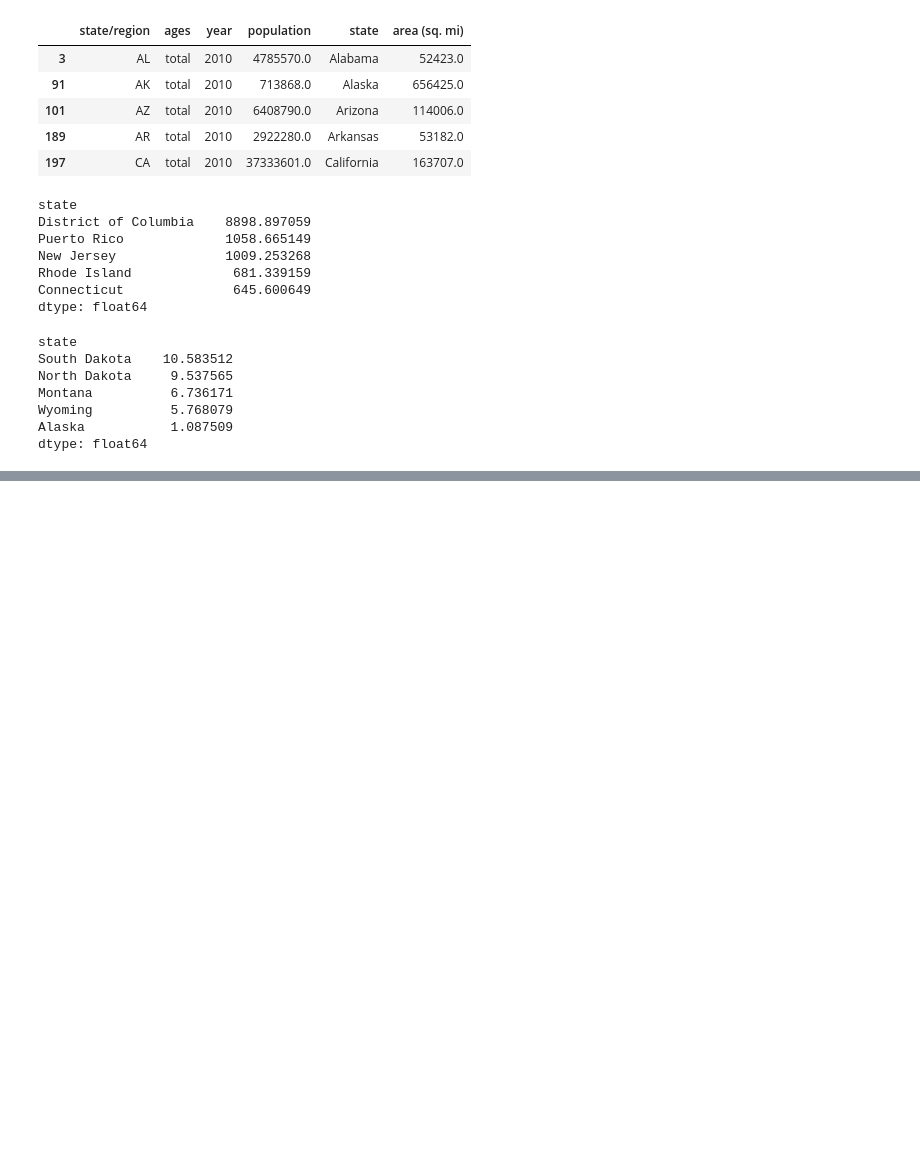
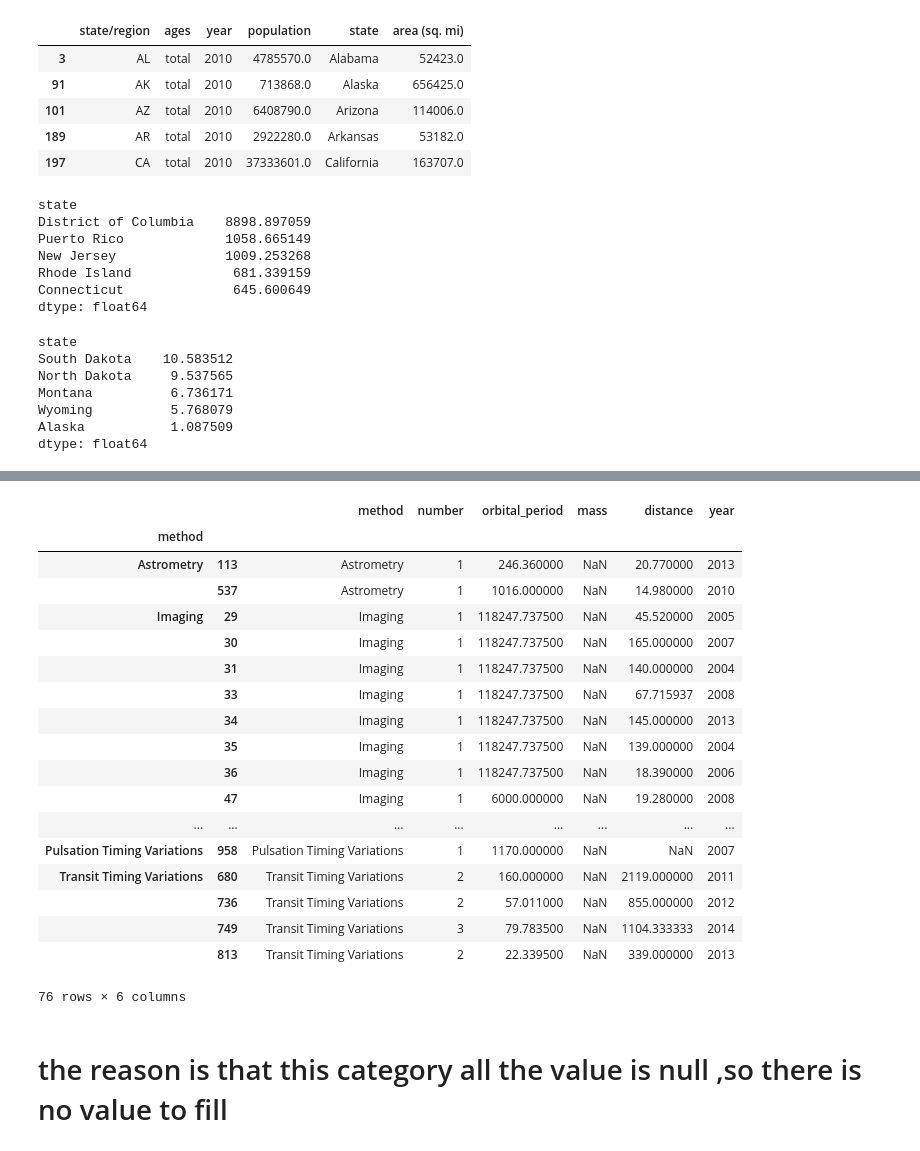
Before and after one commit to PeinWu/data-science-ipython-notebook, a Jupyter notebook: Pandas.ipynb, the cells around one changed output, grey strips where cells are left out. Drawn from its saved outputs; the diff is of its cells as text; code cells hidden in the pictures; blank space fills up the shorter version.

```diff
--- a/Pandas.ipynb
+++ b/Pandas.ipynb
@@ -1296,0 +1301,3 @@ dtype: float64
+# %%
+planets = sns.load_dataset('planets')
+planets.shape
@@ -1296,0 +1639,2 @@ dtype: float64
+# %%
+new = planets.groupby('method').apply(lambda x:x.fillna(x.mean()))
@@ -1296,0 +1675,24 @@ dtype: float64
+# %%
+new[new['mass'].isnull()]
+# %% [output]
+|  |  | method | number | orbital_period | mass | distance | year |
+| method |  |  |  |  |  |  |  |
+| Astrometry | 113 | Astrometry | 1 | 246.360000 | NaN | 20.770000 | 2013 |
+|  | 537 | Astrometry | 1 | 1016.000000 | NaN | 14.980000 | 2010 |
+| Imaging | 29 | Imaging | 1 | 118247.737500 | NaN | 45.520000 | 2005 |
+|  | 30 | Imaging | 1 | 118247.737500 | NaN | 165.000000 | 2007 |
+|  | 31 | Imaging | 1 | 118247.737500 | NaN | 140.000000 | 2004 |
+|  | 33 | Imaging | 1 | 118247.737500 | NaN | 67.715937 | 2008 |
+|  | 34 | Imaging | 1 | 118247.737500 | NaN | 145.000000 | 2013 |
+|  | 35 | Imaging | 1 | 118247.737500 | NaN | 139.000000 | 2004 |
+|  | 36 | Imaging | 1 | 118247.737500 | NaN | 18.390000 | 2006 |
+|  | 47 | Imaging | 1 | 6000.000000 | NaN | 19.280000 | 2008 |
+| ... | ... | ... | ... | ... | ... | ... | ... |
+| Pulsation Timing Variations | 958 | Pulsation Timing Variations | 1 | 1170.000000 | NaN | NaN | 2007 |
+| Transit Timing Variations | 680 | Transit Timing Variations | 2 | 160.000000 | NaN | 2119.000000 | 2011 |
+|  | 736 | Transit Timing Variations | 2 | 57.011000 | NaN | 855.000000 | 2012 |
+|  | 749 | Transit Timing Variations | 3 | 79.783500 | NaN | 1104.333333 | 2014 |
+|  | 813 | Transit Timing Variations | 2 | 22.339500 | NaN | 339.000000 | 2013 |
+76 rows × 6 columns
+# %% [markdown]
+# the reason is that this category all the value is null ,so there is no value to fill
```
Also changed, not shown: parts of 74 cells of this notebook, 1 other file.
